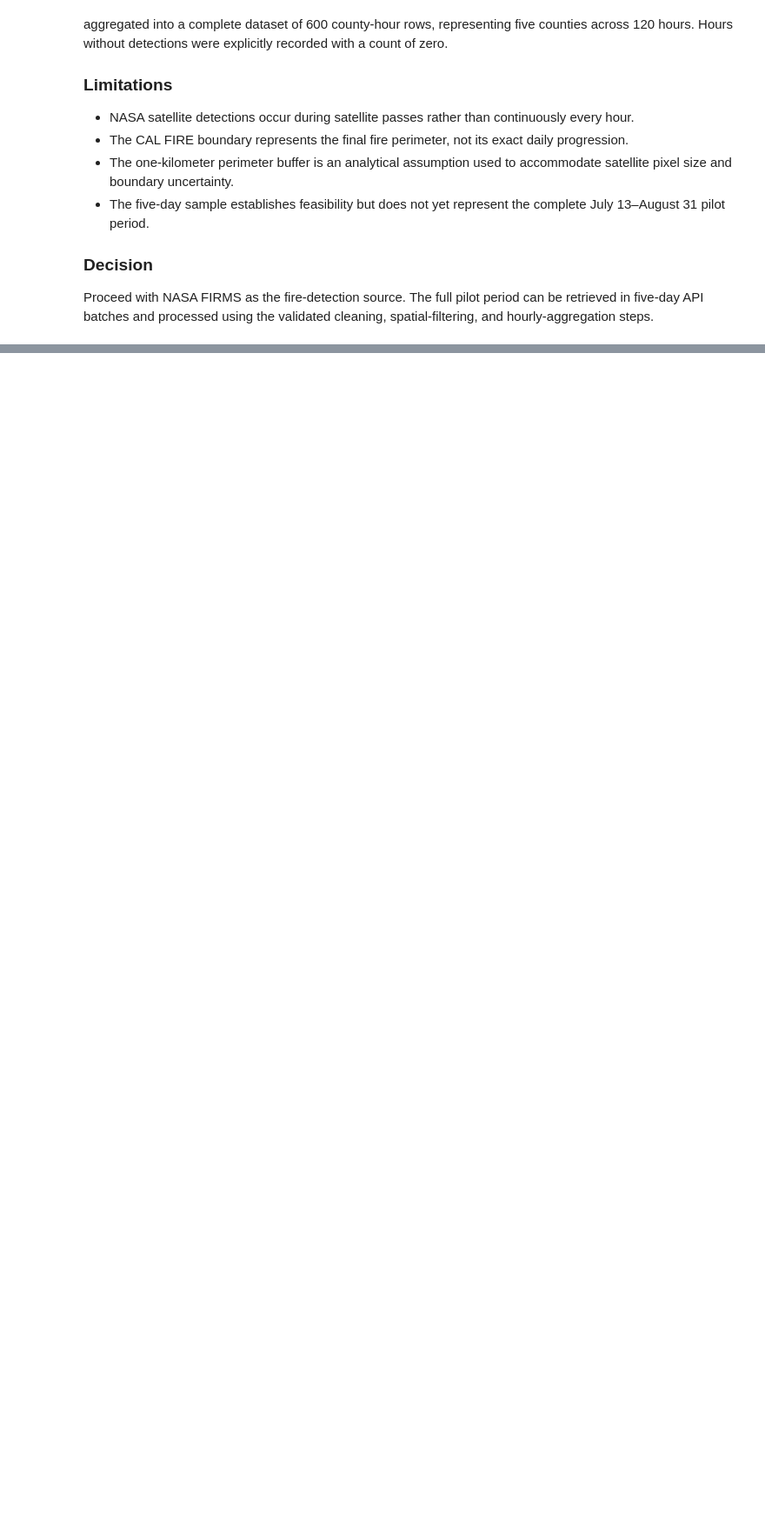
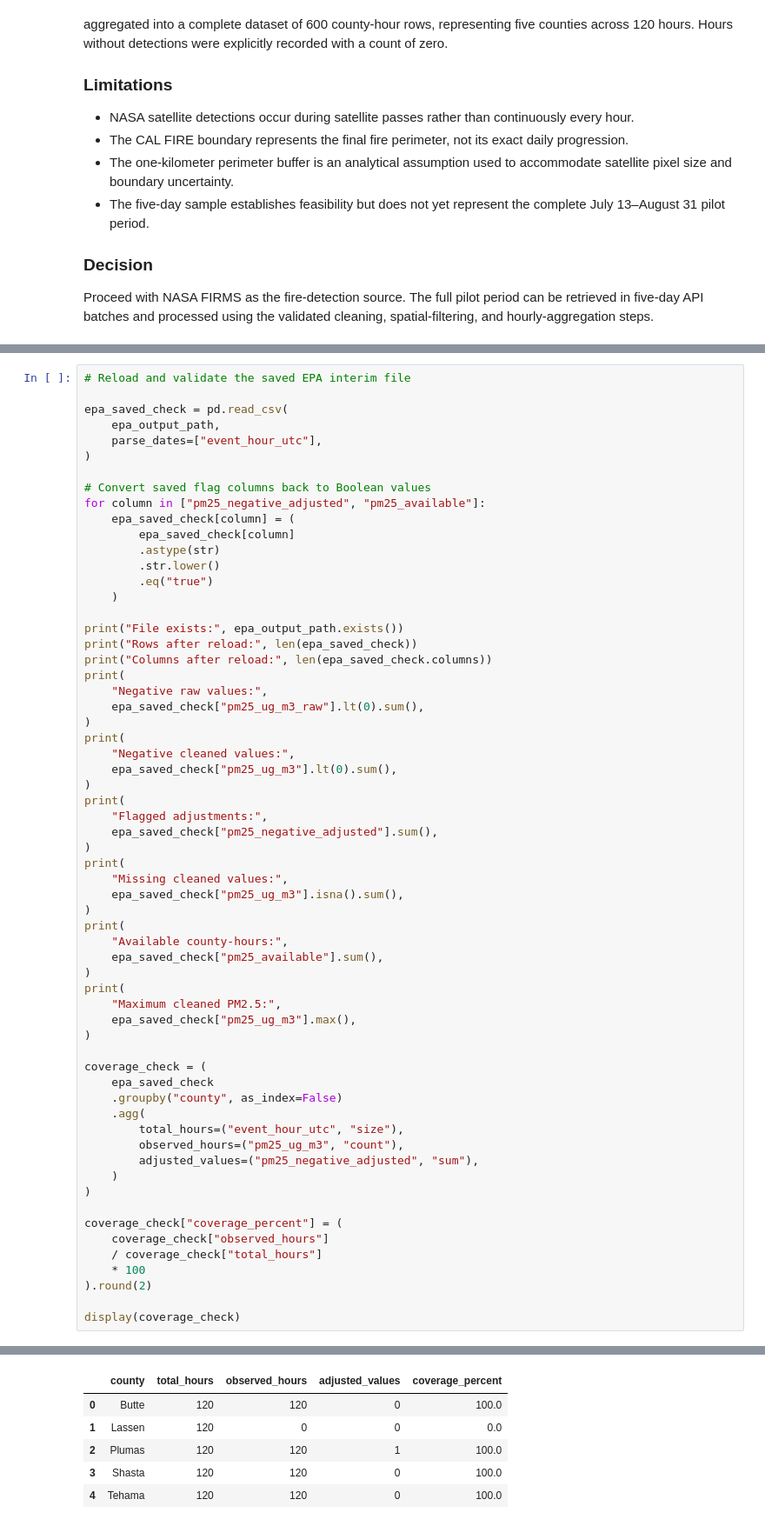
Before and after one commit to varunavy/smokewatch-replay, a Jupyter notebook: notebooks/00_data_feasibility.ipynb, the cells around one changed output, grey strips where cells are left out. Shown at 87% size. Saved outputs shown, nothing was run; the diff lists cells and outputs as text; blank space fills up the shorter version.

```diff
--- a/notebooks/00_data_feasibility.ipynb
+++ b/notebooks/00_data_feasibility.ipynb
@@ -908,0 +1783,63 @@ Proceed with NASA FIRMS as the fire-detection source. The full pilot period can
+# %%
+# Reload and validate the saved EPA interim file
+
+epa_saved_check = pd.read_csv(
+    epa_output_path,
+    parse_dates=["event_hour_utc"],
+)
+
+# Convert saved flag columns back to Boolean values
+for column in ["pm25_negative_adjusted", "pm25_available"]:
+    epa_saved_check[column] = (
+        epa_saved_check[column]
+        .astype(str)
+        .str.lower()
+        .eq("true")
+    )
+
+print("File exists:", epa_output_path.exists())
+print("Rows after reload:", len(epa_saved_check))
+print("Columns after reload:", len(epa_saved_check.columns))
+print(
+    "Negative raw values:",
+    epa_saved_check["pm25_ug_m3_raw"].lt(0).sum(),
+)
+print(
+    "Negative cleaned values:",
+    epa_saved_check["pm25_ug_m3"].lt(0).sum(),
+)
+print(
+    "Flagged adjustments:",
+    epa_saved_check["pm25_negative_adjusted"].sum(),
+)
+print(
+    "Missing cleaned values:",
+    epa_saved_check["pm25_ug_m3"].isna().sum(),
+)
+print(
+    "Available county-hours:",
+    epa_saved_check["pm25_available"].sum(),
+)
+print(
+    "Maximum cleaned PM2.5:",
+    epa_saved_check["pm25_ug_m3"].max(),
+)
+
+coverage_check = (
+    epa_saved_check
+    .groupby("county", as_index=False)
+    .agg(
+        total_hours=("event_hour_utc", "size"),
+        observed_hours=("pm25_ug_m3", "count"),
+        adjusted_values=("pm25_negative_adjusted", "sum"),
+    )
+)
+
+coverage_check["coverage_percent"] = (
+    coverage_check["observed_hours"]
+    / coverage_check["total_hours"]
+    * 100
+).round(2)
+
+display(coverage_check)
+# %% [output]
@@ -908,0 +1855,6 @@ Proceed with NASA FIRMS as the fire-detection source. The full pilot period can
+|  | county | total_hours | observed_hours | adjusted_values | coverage_percent |
+| 0 | Butte | 120 | 120 | 0 | 100.0 |
+| 1 | Lassen | 120 | 0 | 0 | 0.0 |
+| 2 | Plumas | 120 | 120 | 1 | 100.0 |
+| 3 | Shasta | 120 | 120 | 0 | 100.0 |
+| 4 | Tehama | 120 | 120 | 0 | 100.0 |
```
Also changed, not shown: parts of 23 cells of this notebook.
